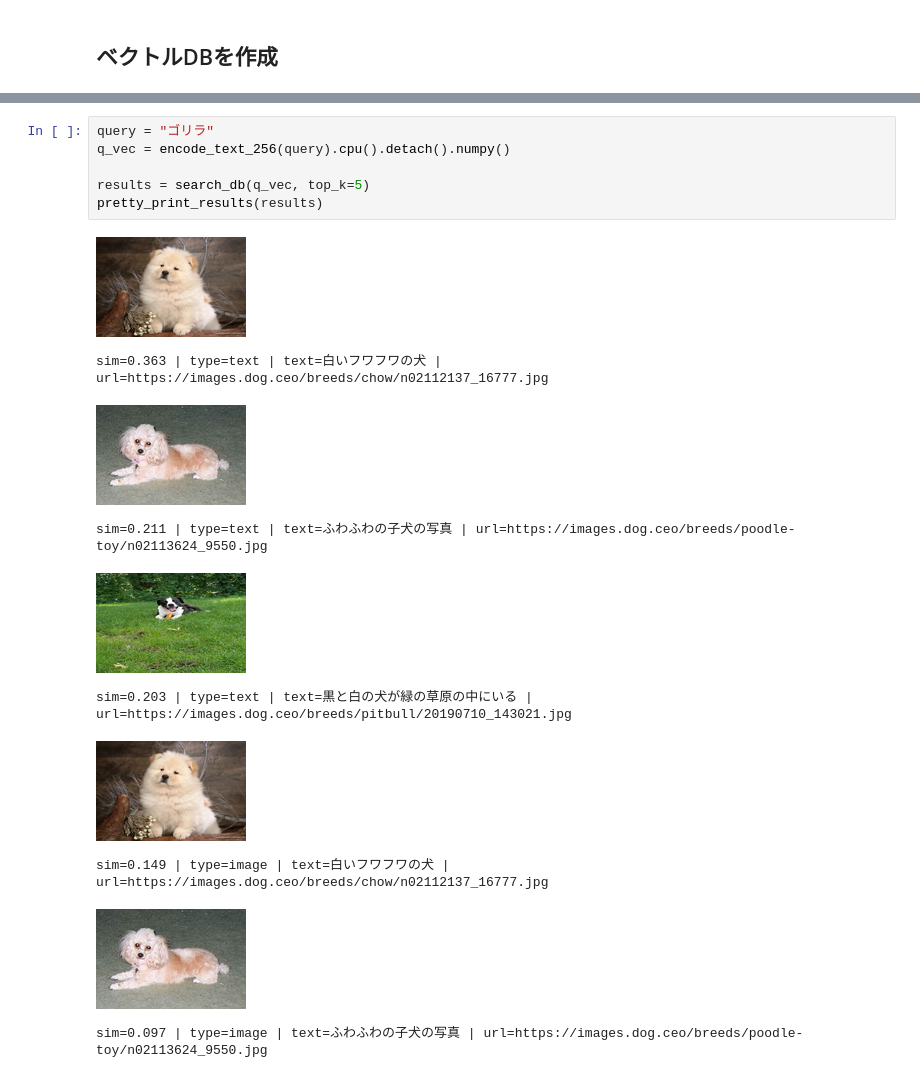
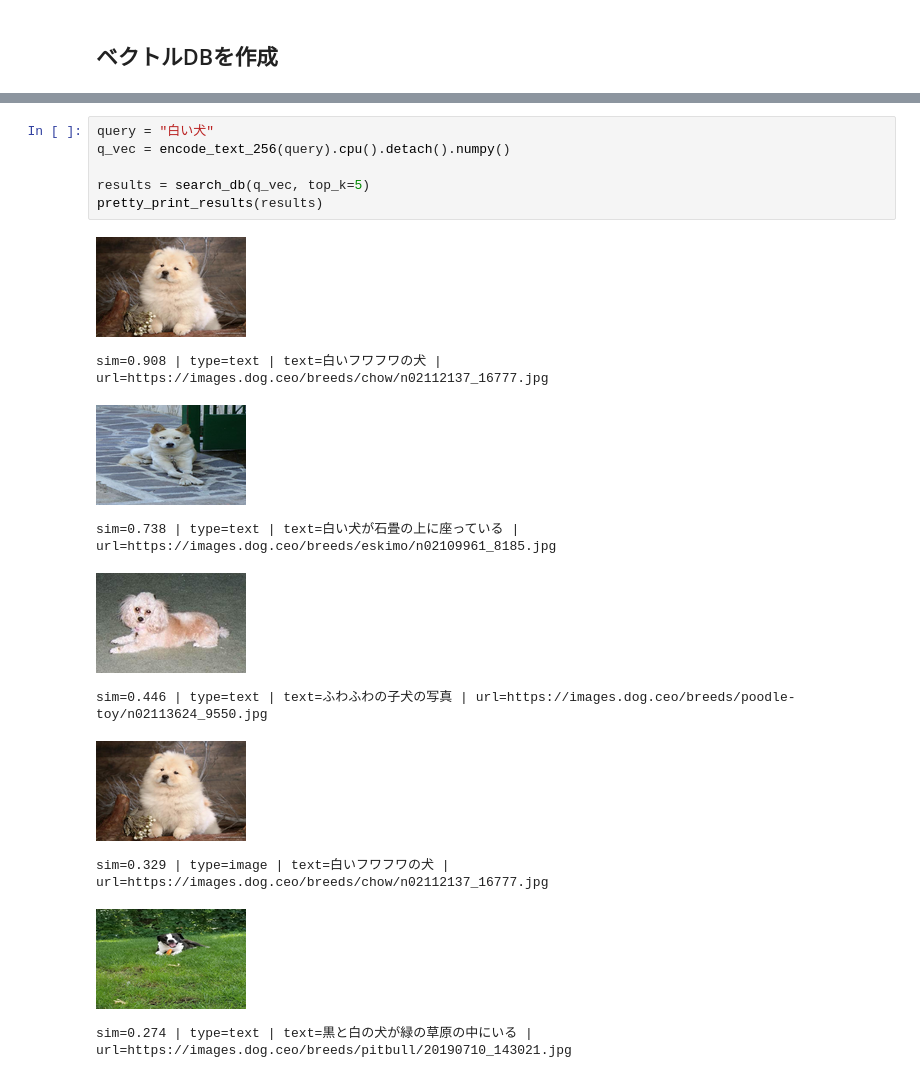
Before and after one commit to OlyKoek/MyStudy-AI-app, a Jupyter notebook: create_multimodal_embeding.ipynb, the cells around one changed output, grey strips where cells are left out. Saved outputs shown, nothing was run; the diff lists cells and outputs as text.

```diff
--- a/create_multimodal_embeding.ipynb
+++ b/create_multimodal_embeding.ipynb
@@ -469,18 +572,18 @@ def pretty_print_results(results):
 # %%
-query = "ゴリラ"
+query = "白い犬"
 q_vec = encode_text_256(query).cpu().detach().numpy()
 
 results = search_db(q_vec, top_k=5)
 pretty_print_results(results)
 # %% [output]
 [figure]
-sim=0.363 | type=text | text=白いフワフワの犬 | url=https://images.dog.ceo/breeds/chow/n02112137_16777.jpg
+sim=0.908 | type=text | text=白いフワフワの犬 | url=https://images.dog.ceo/breeds/chow/n02112137_16777.jpg
-[figure, old version]
+[figure, new version]
-sim=0.211 | type=text | text=ふわふわの子犬の写真 | url=https://images.dog.ceo/breeds/poodle-toy/n02113624_9550.jpg
+sim=0.738 | type=text | text=白い犬が石畳の上に座っている | url=https://images.dog.ceo/breeds/eskimo/n02109961_8185.jpg
-[figure, old version]
+[figure, new version]
-sim=0.203 | type=text | text=黒と白の犬が緑の草原の中にいる | url=https://images.dog.ceo/breeds/pitbull/20190710_143021.jpg
+sim=0.446 | type=text | text=ふわふわの子犬の写真 | url=https://images.dog.ceo/breeds/poodle-toy/n02113624_9550.jpg
 [figure]
-sim=0.149 | type=image | text=白いフワフワの犬 | url=https://images.dog.ceo/breeds/chow/n02112137_16777.jpg
+sim=0.329 | type=image | text=白いフワフワの犬 | url=https://images.dog.ceo/breeds/chow/n02112137_16777.jpg
-[figure, old version]
+[figure, new version]
-sim=0.097 | type=image | text=ふわふわの子犬の写真 | url=https://images.dog.ceo/breeds/poodle-toy/n02113624_9550.jpg
+sim=0.274 | type=text | text=黒と白の犬が緑の草原の中にいる | url=https://images.dog.ceo/breeds/pitbull/20190710_143021.jpg
 # %%
```
Also changed, not shown: parts of 31 cells of this notebook.
